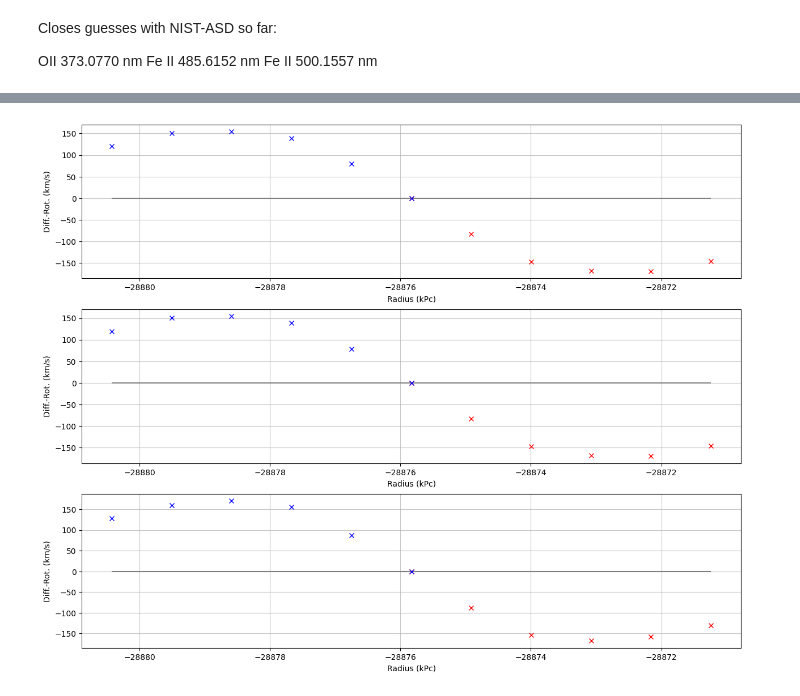
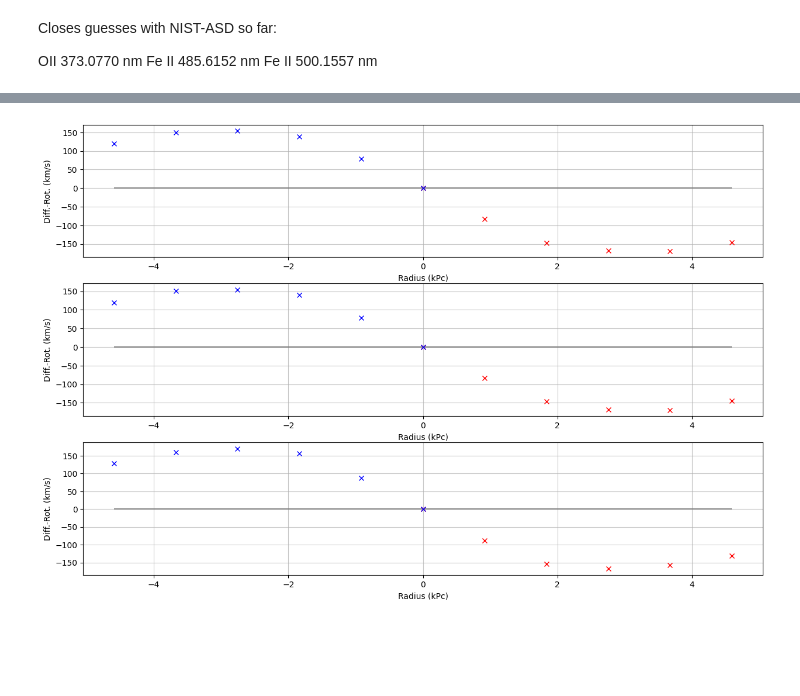
Before and after one commit to B0whunt3r21/AstroPrak, a Jupyter notebook: Galax_Spect/Galax_Spect.ipynb, the cells around one changed output, grey strips where cells are left out. Saved outputs shown, nothing was run; the diff lists cells and outputs as text; code cells hidden in the pictures; blank space fills up the shorter version.

```diff
--- a/Galax_Spect/Galax_Spect.ipynb
+++ b/Galax_Spect/Galax_Spect.ipynb
@@ -586,7 +586,7 @@ mu1 = []
 mu2 = []
 mu3 = []
 
-fig, ax = plt.subplots(3, 1, figsize=(10, 20))
+fig, ax = plt.subplots(3, 1, figsize=(10, 10))
 
 for i in range(1, 12):
     posSlit.append(122*i)
@@ -618,15 +618,16 @@ plt.show()
 sliceSize = 15
 
 
-fig, ax = plt.subplots(3, 1, figsize=(15, 12))
+fig, ax = plt.subplots(3, 1, figsize=(15, 10))
 
 res = len(y_ARCSEC_LSS)//sliceSize
 
-diffPos = np.empty_like(posSlit)
-diffMu = np.empty_like(mu1)
+diffPos = np.zeros_like(posSlit)
+diffMu = np.zeros_like(mu1)
 ref1 = mu1[5]
 ref2 = mu2[5]
 ref3 = mu3[5]
+
 
 def plotVel(ax, radius, vel):
 
@@ -655,35 +656,35 @@ def calcDiffArr(diffArr, mu, ref):
 def calcVel(delLamda, lamdaRef):
     return np.divide(delLamda, lamdaRef) * c.value
 
 
 def radVelInclined(velObs, a, b):
     alpha = np.arcsin(b / a)
     return velObs / np.cos(alpha)
 
 
 stepArcSec = headerLSS['CDELT2'] * u.arcsec
 def calcRadiusAxis():
-    calcDiffArr(diffPos, posSlit, diffPos[5])
+    calcDiffArr(diffPos, posSlit, posSlit[5])
     axRAD = np.multiply(diffPos, stepArcSec).to(u.rad)
     kPc = np.multiply(d.value * 1000, np.tan(axRAD.value))
     return kPc
 
 
 xAxkPc = calcRadiusAxis()
 
 calcDiffArr(diffMu, mu1, ref1)
-vel1 = radVelInclined(calcVel(diffMu, ref1), major_axis_kpc, minor_axis_kpc)
+vel1 = radVelInclined(calcVel(diffMu, ref1), major_axis_kpc/2, minor_axis_kpc/2)
 plotVel(ax[0], xAxkPc, vel1)
 
 calcDiffArr(diffMu, mu2, ref2)
-vel2 = radVelInclined(calcVel(diffMu, ref2), major_axis_kpc, minor_axis_kpc)
+vel2 = radVelInclined(calcVel(diffMu, ref2), major_axis_kpc/2, minor_axis_kpc/2)
 plotVel(ax[1], xAxkPc, vel1)
 
 calcDiffArr(diffMu, mu3, ref3)
-vel3 = radVelInclined(calcVel(diffMu, ref3), major_axis_kpc, minor_axis_kpc)
+vel3 = radVelInclined(calcVel(diffMu, ref3), major_axis_kpc/2, minor_axis_kpc/2)
 plotVel(ax[2], xAxkPc, vel3)
 
 plt.savefig(OUT+'Rot_Curves.svg')
 plt.show()
 # %% [output]
-[figure, old version]
+[figure, new version]
```
Also changed, not shown: parts of 1 cell of this notebook, 13 other files.
